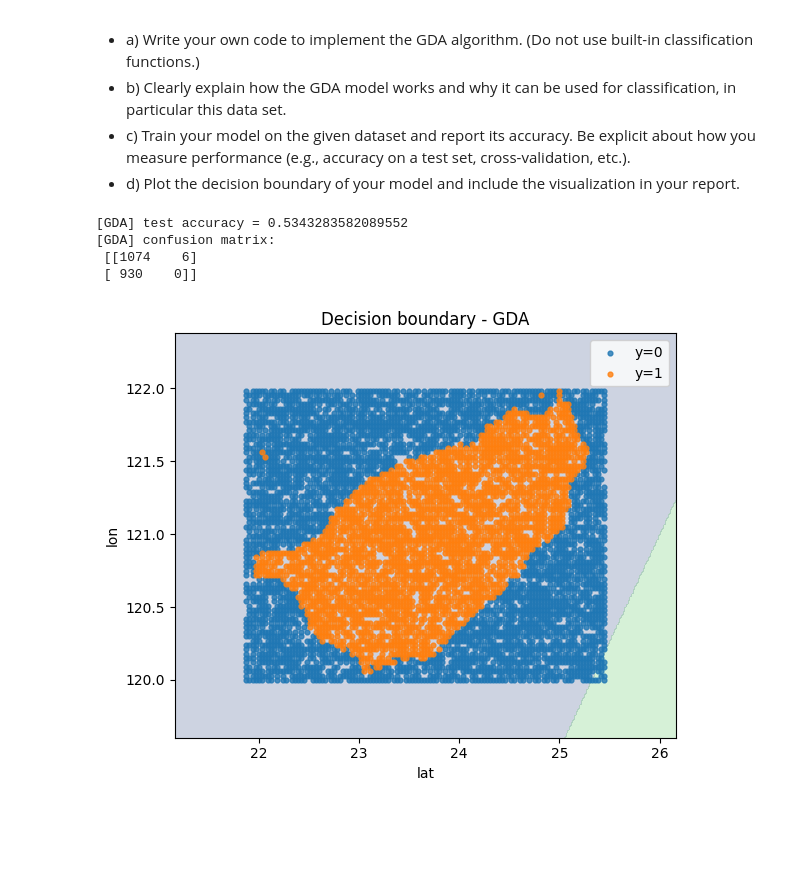
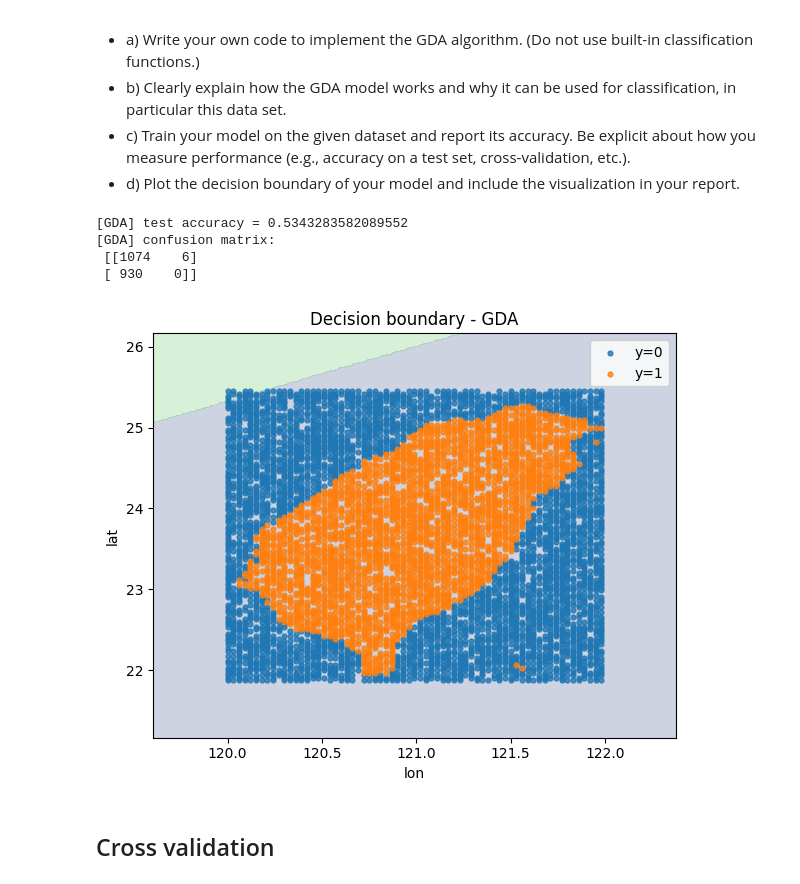
Before and after one commit to XuanWeiWang-999/2025_machine_learning, a Jupyter notebook: Week_6/1141ML_Week_6_Prog01_313652018.ipynb, the cells around one changed output. Drawn from its saved outputs; the diff is of its cells as text; code cells hidden in the pictures; blank space fills up the shorter version.

```diff
--- a/Week_6/1141ML_Week_6_Prog01_313652018.ipynb
+++ b/Week_6/1141ML_Week_6_Prog01_313652018.ipynb
@@ -99,7 +99,7 @@ class GDA:
         return (self.predict_proba(X)[:,1] >= 0.5).astype(int)
 # %%
 #===============================================
-# ====== 3) 評估與繪圖 ======
+# ====== Accuracy & plt======
 def accuracy(y_true, y_pred):
     return (y_true == y_pred).mean()
 
@@ -112,47 +112,50 @@ def confusion_matrix(y_true, y_pred):
                      [fn, tp]])
 
 def plot_decision_boundary(model, X, y, xcols, padding=0.2, grid=300):
-    # 僅適用 2D 特徵（這裡就是經緯度）
-    x_min, x_max = X[:,0].min(), X[:,0].max()
-    y_min, y_max = X[:,1].min(), X[:,1].max()
+
+    X_swapped = X[:, [1, 0]]  # 原 [lat, lon] → 變 [lon, lat]
+
+    x_min, x_max = X_swapped[:,0].min(), X_swapped[:,0].max()
+    y_min, y_max = X_swapped[:,1].min(), X_swapped[:,1].max()
     dx, dy = x_max - x_min, y_max - y_min
     x_min -= padding*dx; x_max += padding*dx
     y_min -= padding*dy; y_max += padding*dy
 
     xx, yy = np.meshgrid(
         np.linspace(x_min, x_max, grid),
         np.linspace(y_min, y_max, grid)
     )
-    ZZ = model.predict(np.c_[xx.ravel(), yy.ravel()]).reshape(xx.shape)
+
+    ZZ = model.predict(np.c_[yy.ravel(), xx.ravel()]).reshape(xx.shape)
 
     plt.figure(figsize=(6,5))
     plt.contourf(xx, yy, ZZ, alpha=0.25, levels=[-0.5,0.5,1.5])
-    # 資料點
-    plt.scatter(X[y==0,0], X[y==0,1], s=12, label='y=0', alpha=0.8)
-    plt.scatter(X[y==1,0], X[y==1,1], s=12, label='y=1', alpha=0.8)
-    plt.xlabel(xcols[0]); plt.ylabel(xcols[1])
+    plt.scatter(X_swapped[y==0,0], X_swapped[y==0,1], s=12, label='y=0', alpha=0.8)
+    plt.scatter(X_swapped[y==1,0], X_swapped[y==1,1], s=12, label='y=1', alpha=0.8)
+    plt.xlabel(xcols[1])  # longitude
+    plt.ylabel(xcols[0])  # latitude
     plt.legend()
     plt.title(f"Decision boundary - {model.__class__.__name__}")
     plt.tight_layout()
     plt.show()
 
-# ====== 4) End-to-End：套用在你的資料 ======
-# 自動推斷欄位（或手動指定 y_hint='valid'）
+# ====== ======
 xcols, ycol = infer_columns(df_cls, y_hint=None)
 X = df_cls[xcols].to_numpy(dtype=float)
 y = df_cls[ycol].to_numpy(dtype=int)
 
 X_tr, X_te, y_tr, y_te = train_test_split_xy(X, y, test_size=0.25, seed=7)
 
-# (A) GDA：共享協方差
 gda = GDA(reg=1e-6).fit(X_tr, y_tr)
 pred_te = gda.predict(X_te)
 print("[GDA] test accuracy =", accuracy(y_te, pred_te))
 print("[GDA] confusion matrix:\n", confusion_matrix(y_te, pred_te))
 plot_decision_boundary(gda, X_tr, y_tr, xcols)
 # %% [output]
 [GDA] test accuracy = 0.5343283582089552
 [GDA] confusion matrix:
  [[1074    6]
  [ 930    0]]
-[figure, old version]
+[figure, new version]
+# %% [markdown]
+## Cross validation
```
Also changed, not shown: parts of 3 cells of this notebook.
